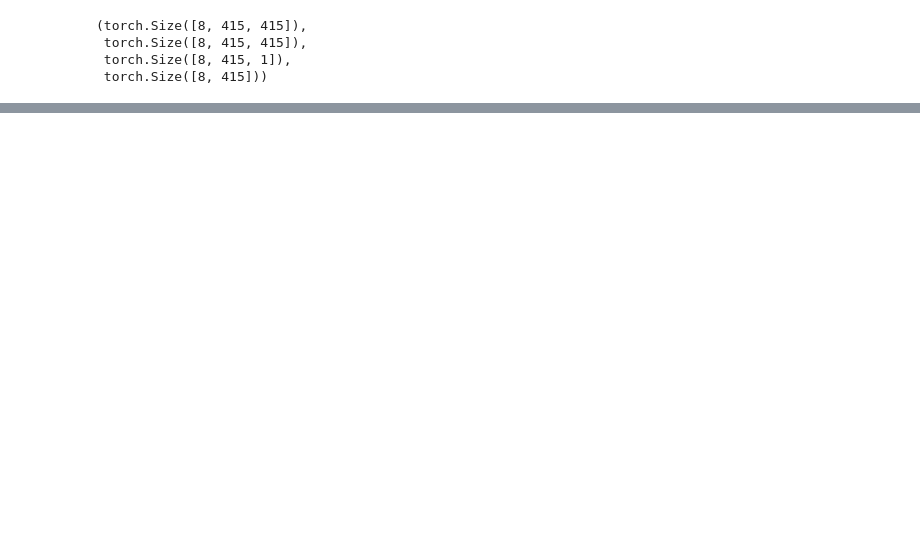
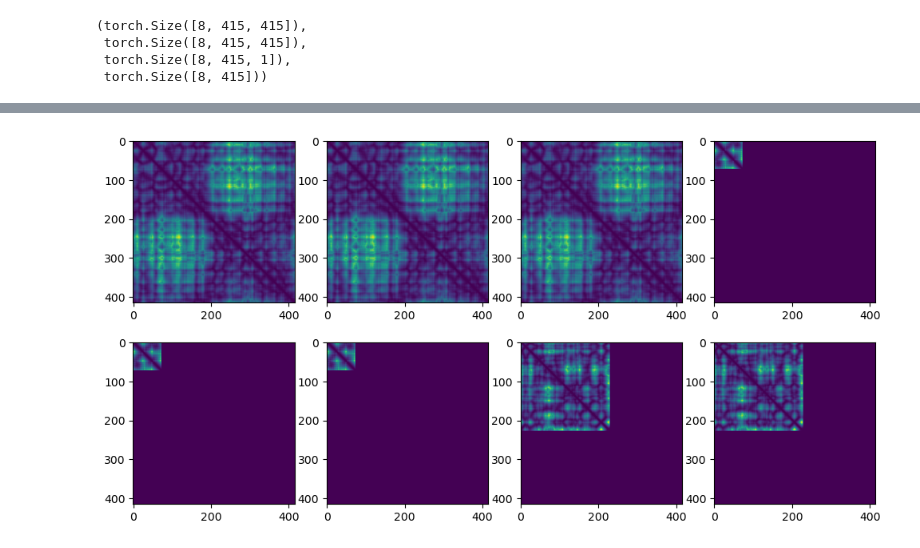
Before and after one commit to flatironinstitute/RocketSHP, a Jupyter notebook: notebooks/2.0_evaluate_model_atlas.ipynb, the cells around one changed output, grey strips where cells are left out. Cells and saved outputs as stored; diff of their text form; code cells hidden in the pictures; blank space fills up the shorter version.

```diff
--- a/notebooks/2.0_evaluate_model_atlas.ipynb
+++ b/notebooks/2.0_evaluate_model_atlas.ipynb
@@ -123,0 +140,39 @@ tensor(3.0609, grad_fn=<SqrtBackward0>)
+# %%
+# from rocketshp.modeling.pt_lightning import compute_square_masked_mse_loss, compute_masked_mse_loss
+# compute_masked_mse_loss(predb["rmsf"], yb["rmsf"].unsqueeze(-1), lb, rmse=True),compute_square_masked_mse_loss(predb["ca_dist"], yb["ca_dist"], lb, rmse=True)
+import torch.nn as nn
+
+outputs = predb["ca_dist"]
+labels = yb["ca_dist"]
+lengths = lb
+
+rmse=True
+pad_value=0.0
+
+linmask = (torch.arange(outputs.shape[1], device=outputs.device)[None, :] < lengths[:, None])
+squaremask = (linmask.unsqueeze(2) & linmask.unsqueeze(1))
+
+# Use built-in MSELoss with reduction='none' to get per-element loss
+mse_loss = nn.MSELoss(reduction='none')
+init_loss = mse_loss(outputs, labels)
+
+# Apply mask and compute mean over valid elements
+masked_loss = init_loss * squaremask
+mse = masked_loss.sum() / squaremask.sum().clamp(min=1)
+
+loss = torch.sqrt(mse) if rmse else mse
+# %%
+import matplotlib.pyplot as plt
+fig, ax = plt.subplots(2, 4, figsize=(12, 6))
+
+ax[0, 0].imshow(masked_loss[0].detach().cpu().numpy())
+ax[0, 1].imshow(masked_loss[1].detach().cpu().numpy())
+ax[0, 2].imshow(masked_loss[2].detach().cpu().numpy())
+ax[0, 3].imshow(masked_loss[3].detach().cpu().numpy())
+ax[1, 0].imshow(masked_loss[4].detach().cpu().numpy())
+ax[1, 1].imshow(masked_loss[5].detach().cpu().numpy())
+ax[1, 2].imshow(masked_loss[6].detach().cpu().numpy())
+ax[1, 3].imshow(masked_loss[7].detach().cpu().numpy())
+plt.show()
+# %% [output]
+[figure, added]
```
Also changed, not shown: parts of 19 cells of this notebook, 16 other files.
